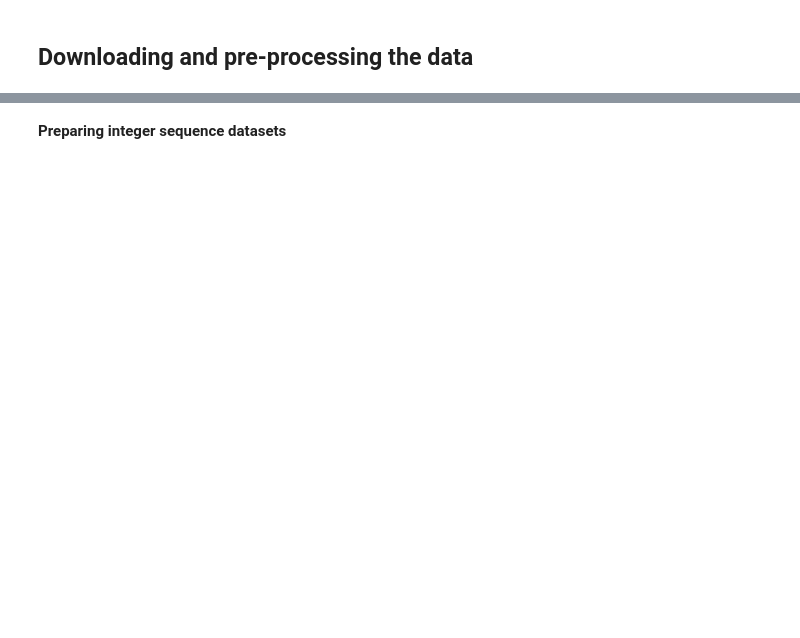
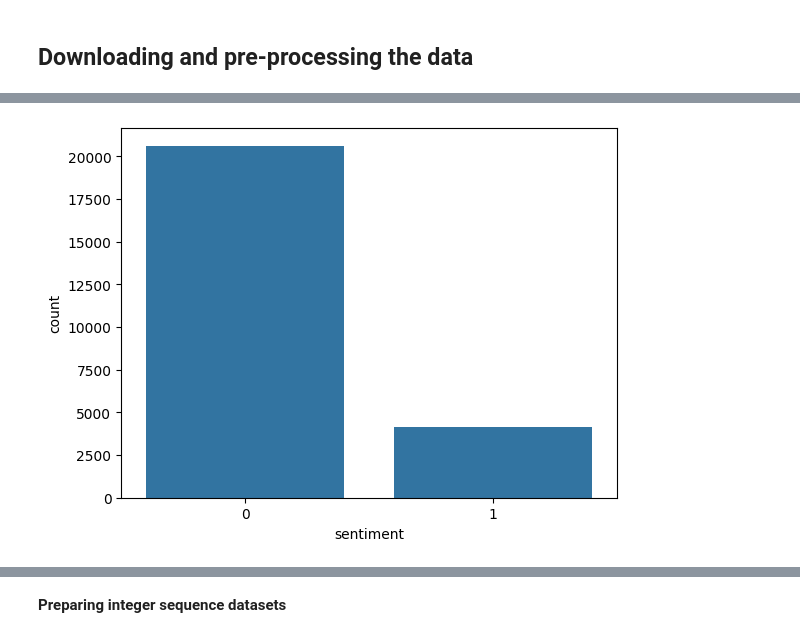
Before and after one commit to pedroconcejero/deep_learning_2024, a Jupyter notebook: 699_sequence_models_embeddings_bullying_2024.ipynb, the cells around one changed output, grey strips where cells are left out. Saved outputs shown, nothing was run; the diff lists cells and outputs as text; code cells hidden in the pictures; blank space fills up the shorter version.

```diff
--- a/699_sequence_models_embeddings_bullying_2024.ipynb
+++ b/699_sequence_models_embeddings_bullying_2024.ipynb
@@ -61,0 +104,14 @@ for category in ("neg", "pos"):
+# %%
+def clean_text(text):
+    text = str(text).lower()
+    text = re.sub('<.*?>+', '',text)
+    text = re.sub('https?://\S+|www\.\S+', '', text)
+    text = re.sub('[%s]' % re.escape(string.punctuation), '', text)
+    text = re.sub('rt', '',text)
+    text = re.sub('\d', '',text)
+    text = re.sub('\w*\d\w*', '', text)
+    text = re.sub('  ',' ',text)
+    return text
+
+df['tweet'] = df['tweet'].apply(clean_text)
+df['tweet'].head(10)
@@ -61,0 +131,8 @@ for category in ("neg", "pos"):
+# %%
+Hate_tweet = (df['sentiment'] == "Hate_Speech").astype('int32')
+neither = (df['sentiment'] == "Neither").astype('int32')
+
+sns.countplot(x=neither)
+plt.show()
+# %% [output]
+[figure, added]
```
Also changed, not shown: parts of 32 cells of this notebook.
